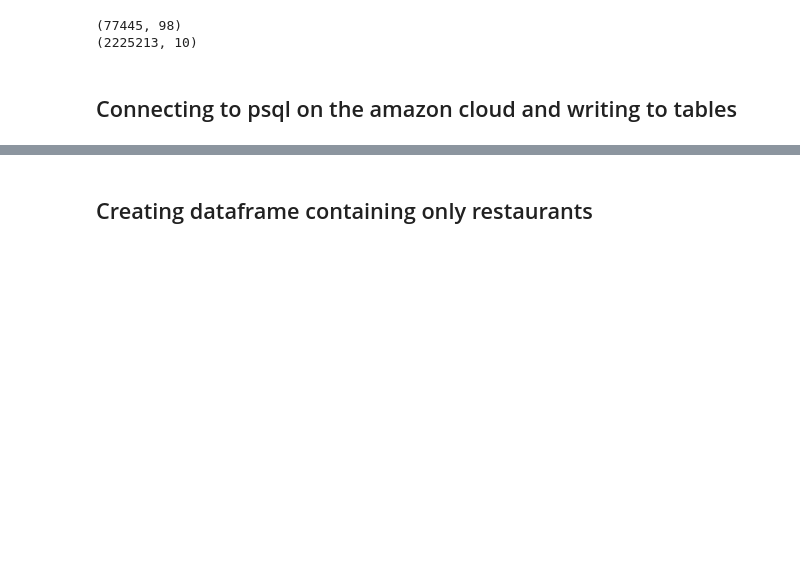
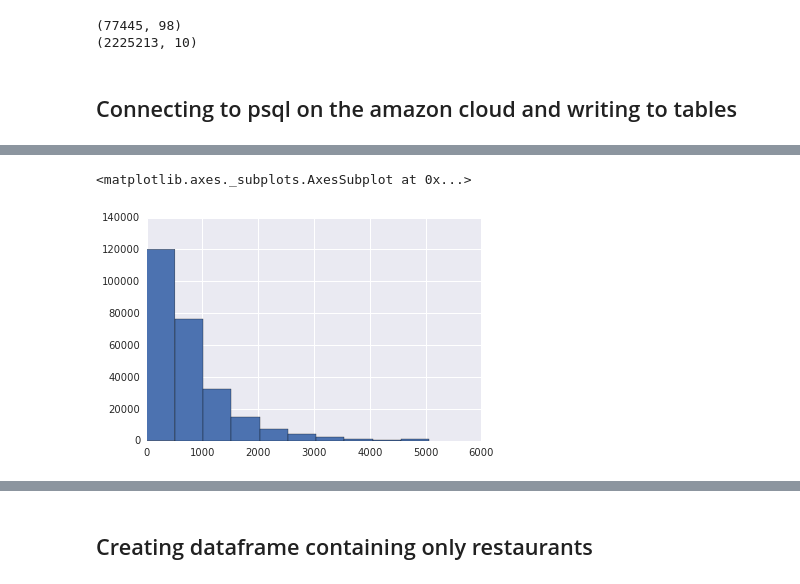
Before and after one commit to jstnstwrt/yelp-data-challenge, a Jupyter notebook: exploratory_data_analysis.ipynb, the cells around one changed output, grey strips where cells are left out. Drawn from its saved outputs; the diff is of its cells as text; code cells hidden in the pictures; blank space fills up the shorter version.

```diff
--- a/exploratory_data_analysis.ipynb
+++ b/exploratory_data_analysis.ipynb
@@ -27,0 +54,7 @@ df_biz.to_sql('business', engine)
+# %%
+star_groups = df_rev.groupby('stars')
+# %%
+star_groups.get_group(1).text_length.hist()
+# %% [output]
+<matplotlib.axes._subplots.AxesSubplot at 0x...>
+[figure, added]
```
Also changed, not shown: parts of 13 cells of this notebook.
